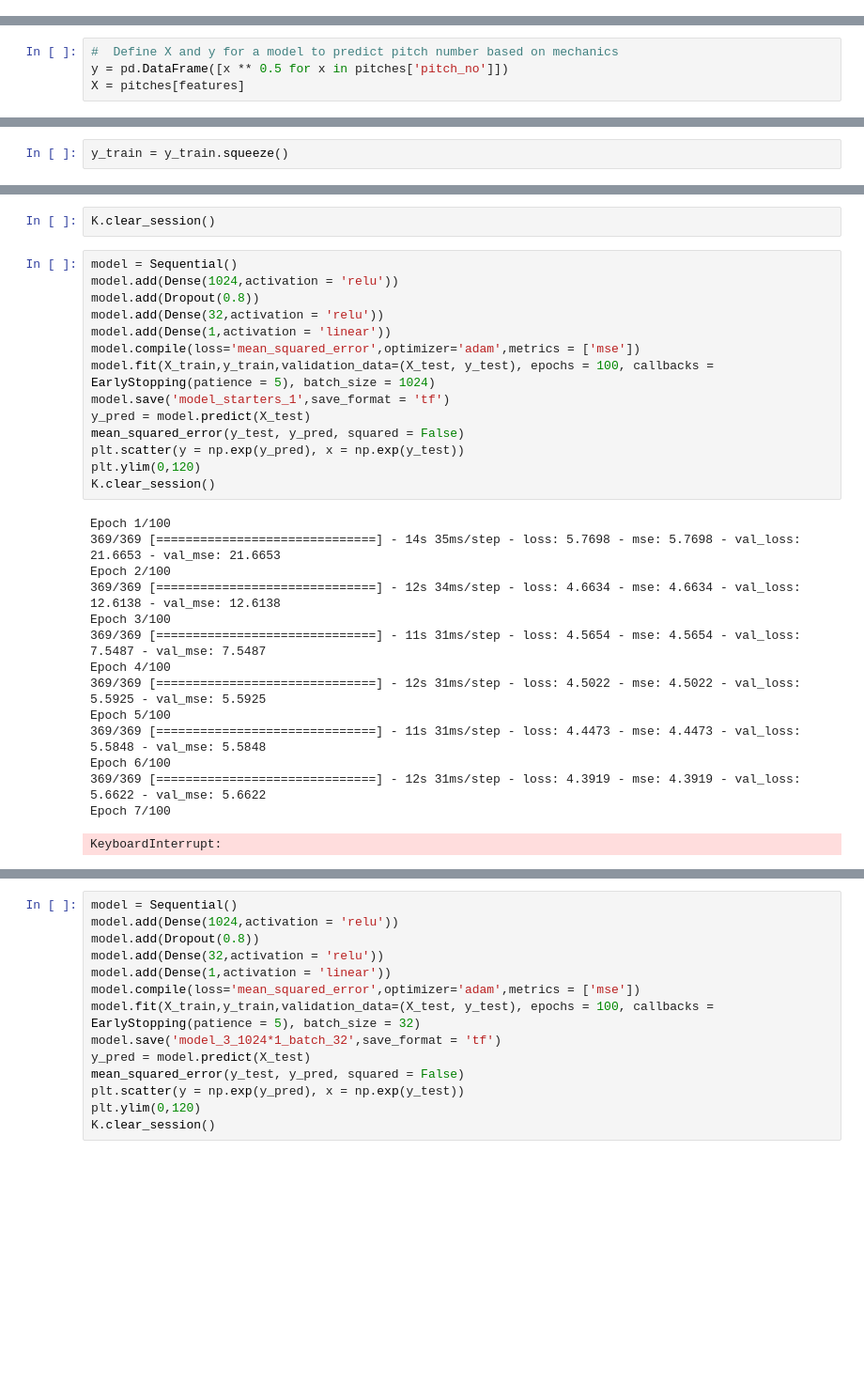
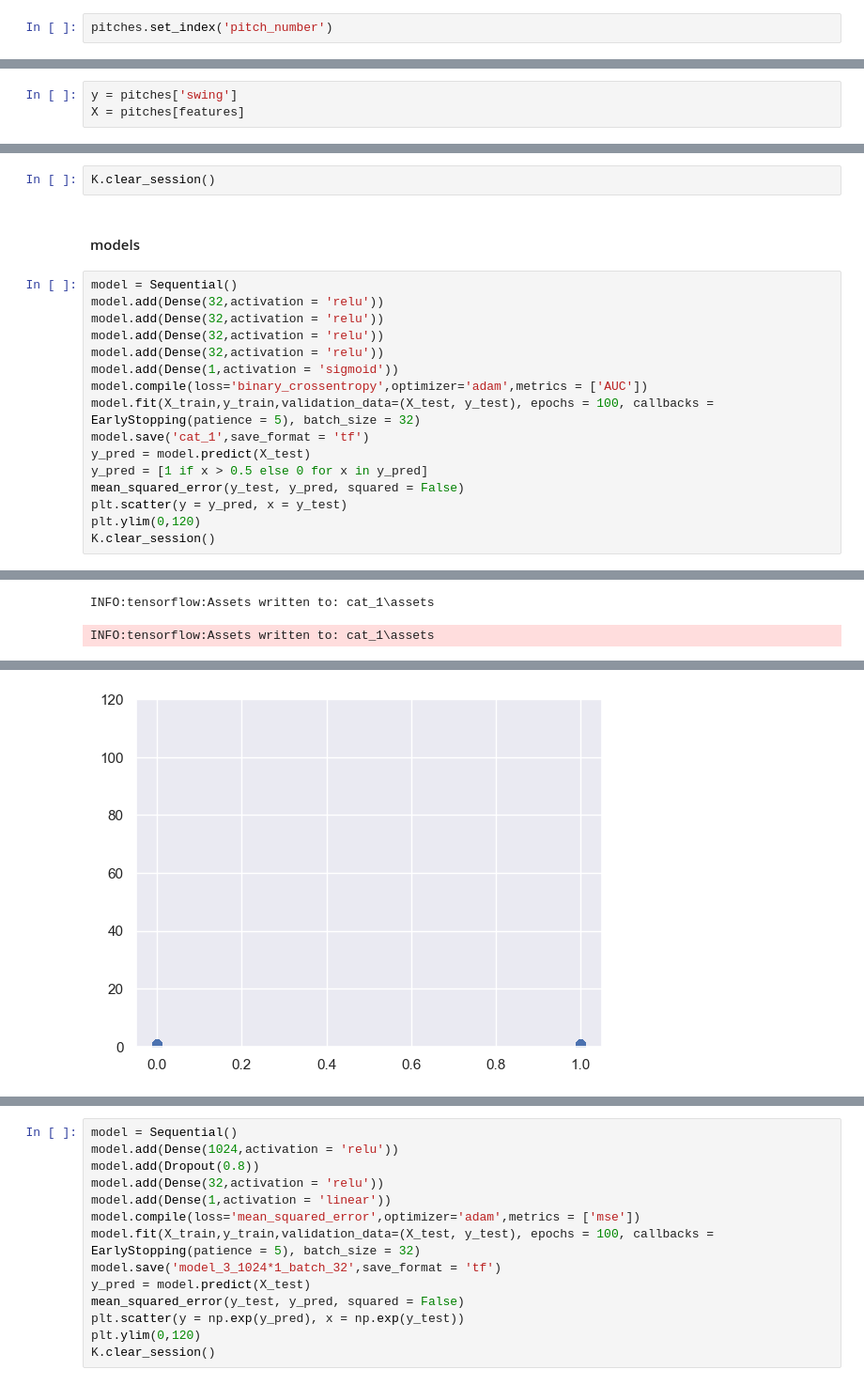
Before and after one commit to ritzba/pitch-recommender, a Jupyter notebook: code/new_model.ipynb, the cells around one changed output, grey strips where cells are left out. Shown at 94% size. Saved outputs shown, nothing was run; the diff lists cells and outputs as text; blank space fills up the shorter version.

```diff
--- a/code/new_model.ipynb
+++ b/code/new_model.ipynb
@@ -312,0 +430,2 @@ np.log(pitches['pitch_no']).hist(bins = 100)
+# %%
+pitches.set_index('pitch_number')
@@ -313,6 +455,5 @@ np.log(pitches['pitch_no']).hist(bins = 100)
 # %%
-#  Define X and y for a model to predict pitch number based on mechanics
-y = pd.DataFrame([x ** 0.5 for x in pitches['pitch_no']])
+y = pitches['swing']
 X = pitches[features]
 # %%
 X['pitch_type_orig'] = X['pitch_type']
@@ -405,5 +528,3 @@ X_train.shape, X_test.shape, y_train.shape, y_test.shape
-# %%
-y_train = y_train.squeeze()
 # %%
 lr = LinearRegression()
 lr.fit(X_train, y_train)
@@ -427,32 +546,22 @@ from tensorflow.keras import backend as K
 from tensorflow.keras.callbacks import EarlyStopping
 # %%
 K.clear_session()
-# %%
-model = Sequential()
-model.add(Dense(1024,activation = 'relu'))
-model.add(Dropout(0.8))
-model.add(Dense(32,activation = 'relu'))
-model.add(Dense(1,activation = 'linear'))
-model.compile(loss='mean_squared_error',optimizer='adam',metrics = ['mse'])
-model.fit(X_train,y_train,validation_data=(X_test, y_test), epochs = 100, callbacks = EarlyStopping(patience = 5), batch_size = 1024)
-model.save('model_starters_1',save_format = 'tf')
-y_pred = model.predict(X_test)
-mean_squared_error(y_test, y_pred, squared = False)
-plt.scatter(y = np.exp(y_pred), x = np.exp(y_test))
-plt.ylim(0,120)
-K.clear_session()
-# %% [output]
-Epoch 1/100
-369/369 [==============================] - 14s 35ms/step - loss: 5.7698 - mse: 5.7698 - val_loss: 21.6653 - val_mse: 21.6653
-Epoch 2/100
-369/369 [==============================] - 12s 34ms/step - loss: 4.6634 - mse: 4.6634 - val_loss: 12.6138 - val_mse: 12.6138
-Epoch 3/100
-369/369 [==============================] - 11s 31ms/step - loss: 4.5654 - mse: 4.5654 - val_loss: 7.5487 - val_mse: 7.5487
-Epoch 4/100
-369/369 [==============================] - 12s 31ms/step - loss: 4.5022 - mse: 4.5022 - val_loss: 5.5925 - val_mse: 5.5925
-Epoch 5/100
-369/369 [==============================] - 11s 31ms/step - loss: 4.4473 - mse: 4.4473 - val_loss: 5.5848 - val_mse: 5.5848
-Epoch 6/100
-369/369 [==============================] - 12s 31ms/step - loss: 4.3919 - mse: 4.3919 - val_loss: 5.6622 - val_mse: 5.6622
-Epoch 7/100
-KeyboardInterrupt:
+# %% [markdown]
+#### models
+# %%
+model = Sequential()
+model.add(Dense(32,activation = 'relu'))
+model.add(Dense(32,activation = 'relu'))
+model.add(Dense(32,activation = 'relu'))
+model.add(Dense(32,activation = 'relu'))
+model.add(Dense(1,activation = 'sigmoid'))
+model.compile(loss='binary_crossentropy',optimizer='adam',metrics = ['AUC'])
+model.fit(X_train,y_train,validation_data=(X_test, y_test), epochs = 100, callbacks = EarlyStopping(patience = 5), batch_size = 32)
+model.save('cat_1',save_format = 'tf')
+y_pred = model.predict(X_test)
+y_pred = [1 if x > 0.5 else 0 for x in y_pred]
+mean_squared_error(y_test, y_pred, squared = False)
+plt.scatter(y = y_pred, x = y_test)
+plt.ylim(0,120)
+K.clear_session()
+# %% [output]
@@ -458,0 +581,2 @@ KeyboardInterrupt:
+INFO:tensorflow:Assets written to: cat_1\assets
+INFO:tensorflow:Assets written to: cat_1\assets
@@ -458,0 +584 @@ KeyboardInterrupt:
+[figure, added]
```
Also changed, not shown: parts of 34 cells of this notebook.
